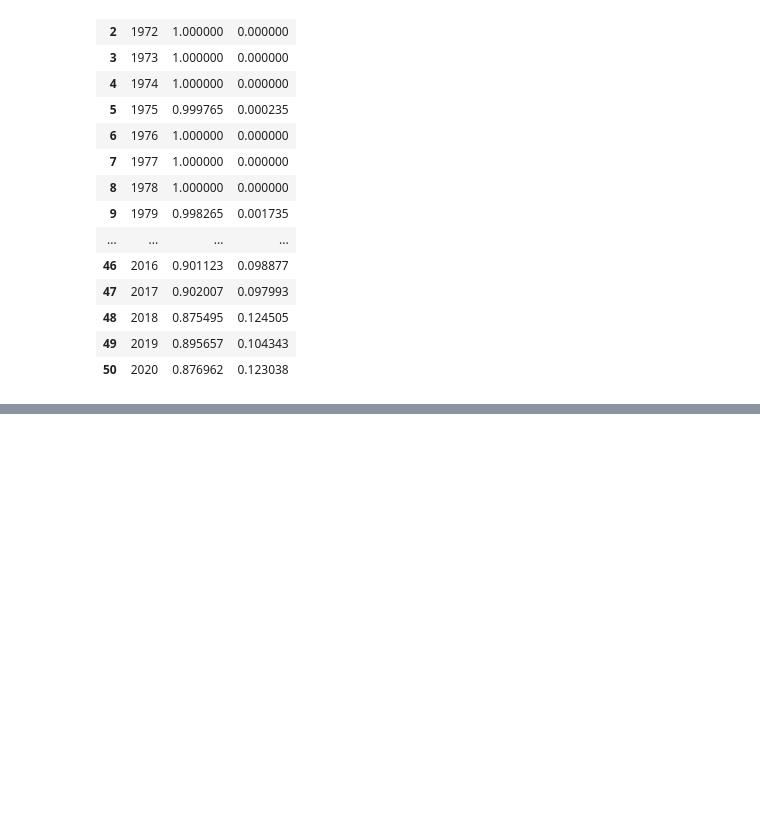
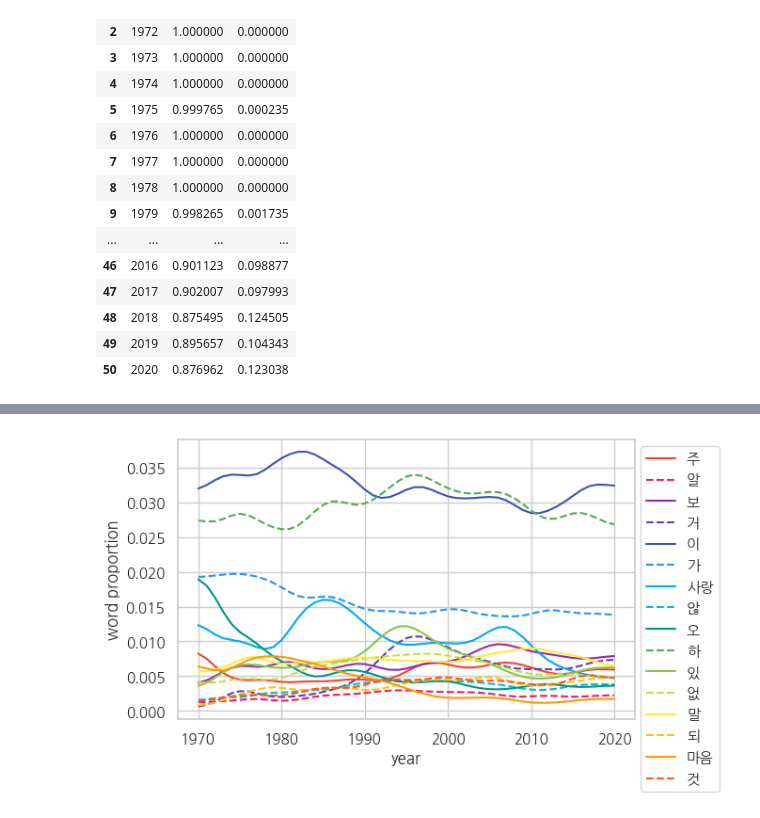
Before and after one commit to jangdain04-lab/TA_Airpods, a Jupyter notebook: TA_분석_jang.ipynb, the cells around one changed output, grey strips where cells are left out. Cells and saved outputs as stored; diff of their text form; code cells hidden in the pictures; blank space fills up the shorter version.

```diff
--- a/TA_분석_jang.ipynb
+++ b/TA_분석_jang.ipynb
@@ -869,18 +921,20 @@ wcy_r_df.head(10)
 # %%
-rc('font', family='AppleGothic')
+rc('font', family='NanumGothic')
 plt.rcParams['axes.unicode_minus'] = False
 
 plt.figure(figsize=(7, 4))
 # color8 = ["#b30000", "#7c1158", "#4421af", "#1a53ff", "#0d88e6", "#00b7c7", "#5ad45a", "#dbcc08"]
 lsty = ['-', '--', '-', '--', '-', '--', '-', '--', '-', '--', '-', '--', '-', '--', '-', '--']
 for col, color, ls in zip(cols, color16, lsty):
     df1 = wcy_r_df[[col]].copy()
     df1.loc[:, col] = gaussian_filter1d(df1[col], sigma=2)
     sns.lineplot(data=df1, x=df1.index, y=col, color=color, label=col, linestyle=ls) # smooth line
 plt.ylabel('word proportion')
 plt.legend(loc='upper right', bbox_to_anchor=(1.2, 1.0))
 plt.tight_layout()
 plt.show()
+# %% [output]
+[figure, added]
 # %%
 c10 = Counter()
 for row in top_10_wcy_df.values:
```
Also changed, not shown: parts of 9 cells of this notebook.
